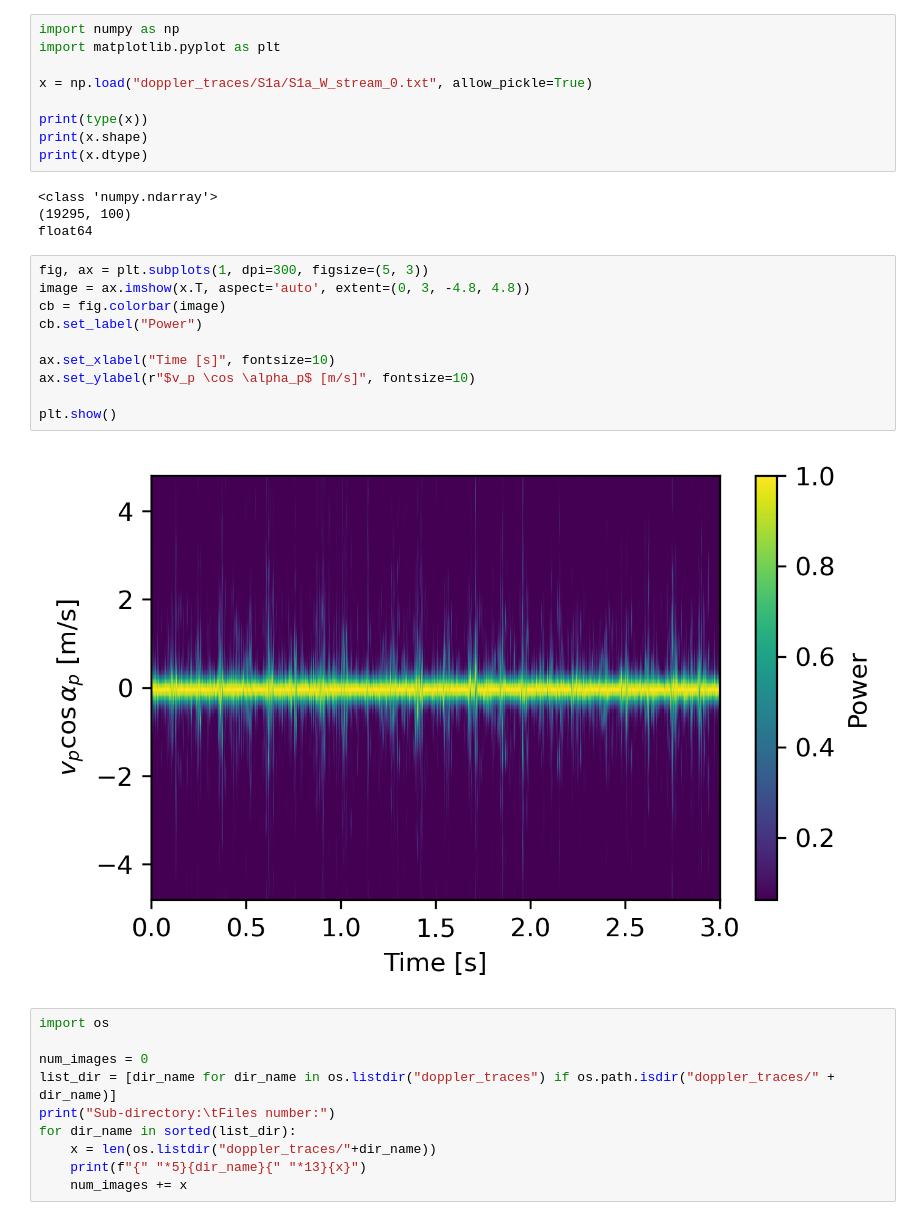
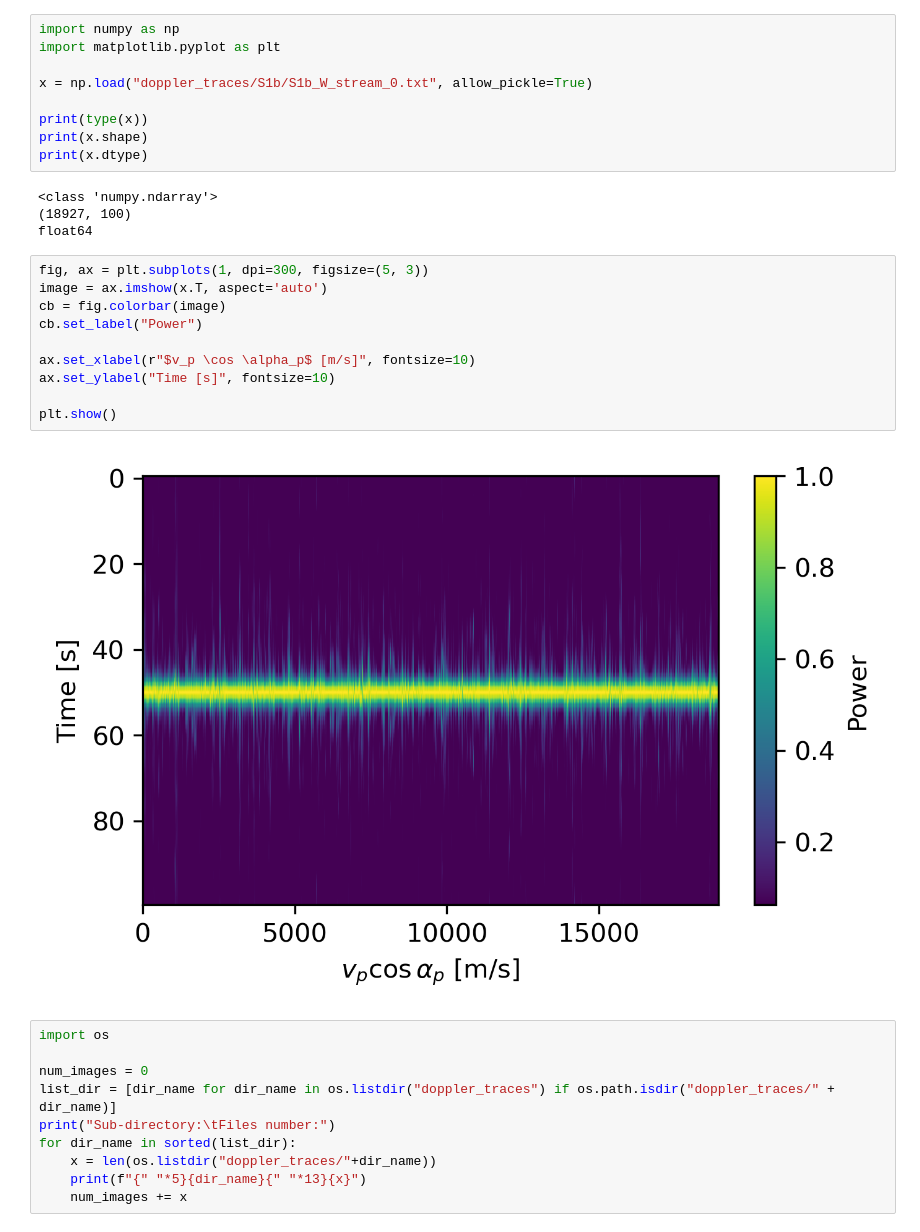
Before and after one commit to RaffaeleSabatini/Human-Activity-Recognition-using-Wifi, a Jupyter notebook: test.ipynb, the cells around one changed output. Saved outputs shown, nothing was run; the diff lists cells and outputs as text.

```diff
--- a/test.ipynb
+++ b/test.ipynb
@@ -2,27 +2,27 @@
 import numpy as np
 import matplotlib.pyplot as plt
 
-x = np.load("doppler_traces/S1a/S1a_W_stream_0.txt", allow_pickle=True)
+x = np.load("doppler_traces/S1b/S1b_W_stream_0.txt", allow_pickle=True)
 
 print(type(x))
 print(x.shape)
 print(x.dtype)
 # %% [output]
 <class 'numpy.ndarray'>
-(19295, 100)
+(18927, 100)
 float64
 # %%
 fig, ax = plt.subplots(1, dpi=300, figsize=(5, 3))
-image = ax.imshow(x.T, aspect='auto', extent=(0, 3, -4.8, 4.8))
+image = ax.imshow(x.T, aspect='auto')
 cb = fig.colorbar(image)
 cb.set_label("Power")
 
-ax.set_xlabel("Time [s]", fontsize=10)
-ax.set_ylabel(r"$v_p \cos \alpha_p$ [m/s]", fontsize=10)
+ax.set_xlabel(r"$v_p \cos \alpha_p$ [m/s]", fontsize=10)
+ax.set_ylabel("Time [s]", fontsize=10)
 
 plt.show()
 # %% [output]
-[figure, old version]
+[figure, new version]
 # %%
 import os
 
```
Also changed, not shown: parts of 1 cell of this notebook, 5 other files.
